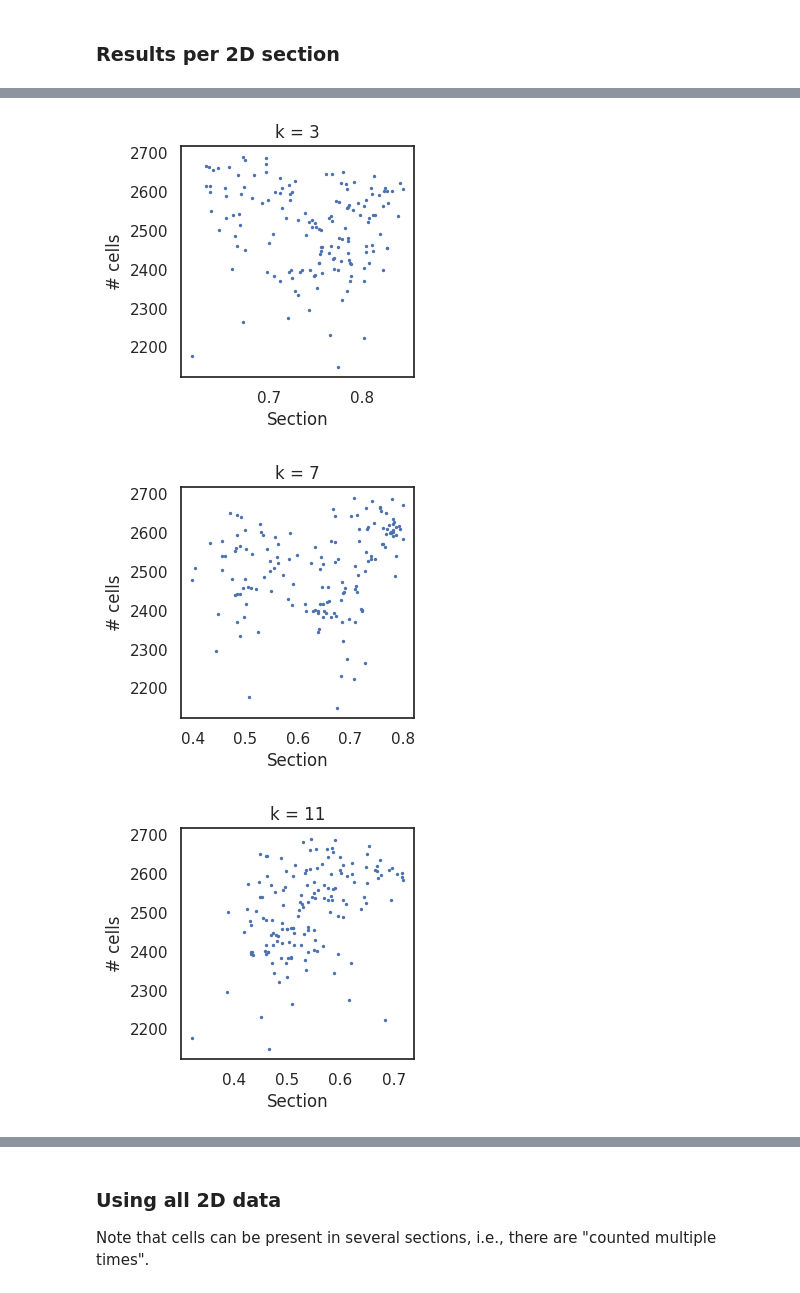
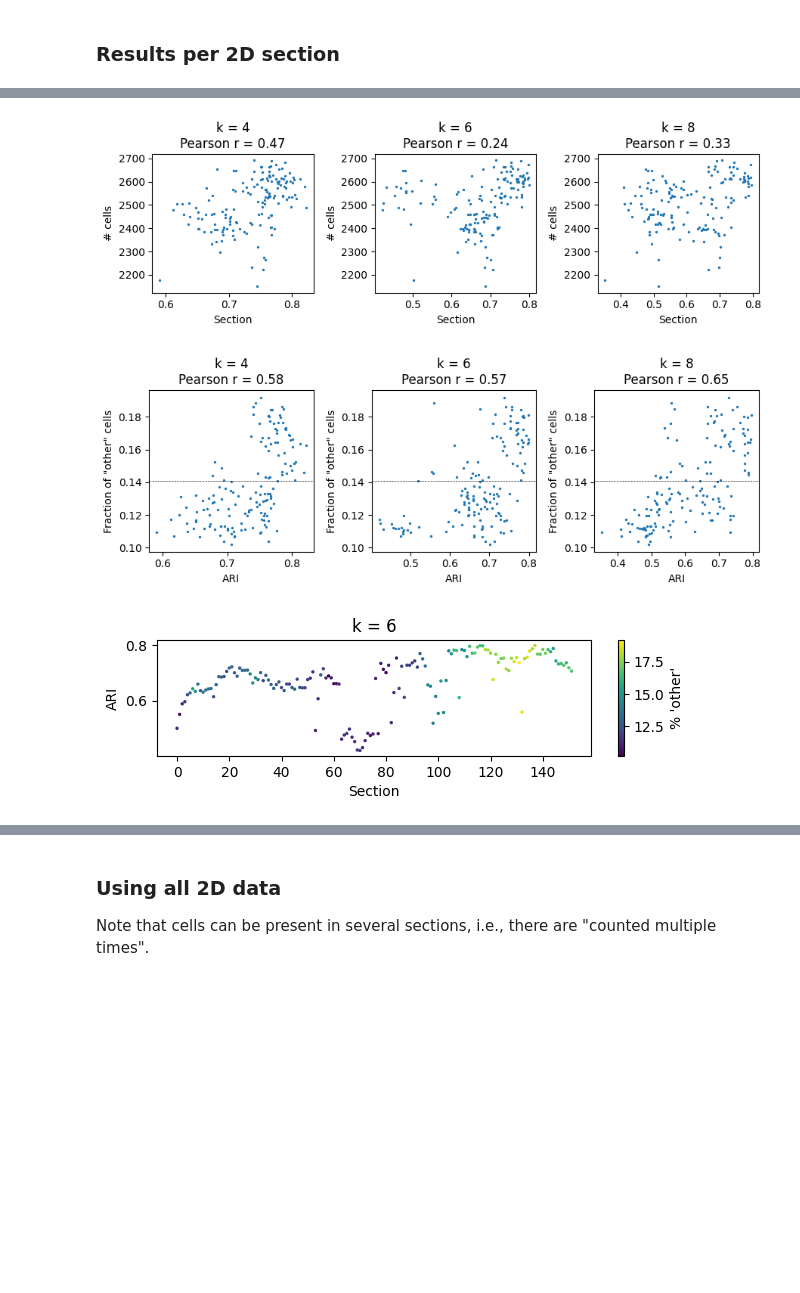
Before and after one commit to gesavoigt/master_thesis, a Jupyter notebook: scripts/nbh_analysis/scimap_niche_detection.ipynb, the cells around one changed output, grey strips where cells are left out. Drawn from its saved outputs; the diff is of its cells as text; code cells hidden in the pictures; blank space fills up the shorter version.

```diff
--- a/scripts/nbh_analysis/scimap_niche_detection.ipynb
+++ b/scripts/nbh_analysis/scimap_niche_detection.ipynb
@@ -173,11 +161,35 @@ sections
+# %%
+## Select exemplary sections for plotting
+# Set boundaries based on fraction of 'other' cells (see below)
+min_section = 3
+max_section = 95 # not included
+include = (img_ids >= min_section) & (img_ids < max_section)
+
+sections_dict = {
+    4: [ ari[4][include].argmax()+min_section,
+         ari[4][include].argmin()+min_section],
+    6: [ari[6][include].argmax()+min_section,
+        ari[6].argmin() ],
+    8: [ari[8][include].argmax()+min_section,
+        ari[8][include].argmin()+min_section ]
+}
 # %%
 ## Plot ARI
+# all ks in one plot
+plt.subplots(figsize=(7,1.5))
+for k in ks:
+    plt.scatter(img_ids, ari[k], label=k, s=2, alpha=.8)
+plt.xlabel('Section')
+plt.ylabel('ARI')
+plt.legend(title='k', bbox_to_anchor=(1.13, 1.05))
+plt.show()
+
+# per k
 for k in ks:
     plt.subplots(figsize=(7,1.5))
     plt.title(f'k = {k}')
     plt.scatter(img_ids, ari[k], s=2)
-    if k == k_select:
-        plt.scatter(sections, ari[k][sections], c='red', s=10)
+    plt.scatter(sections_dict[k], ari[k][sections_dict[k]], c='red', s=10) ## plot selected sections
     plt.xlabel('Section')
     plt.ylabel('ARI')
     plt.show()
@@ -188,16 +201,46 @@ for k in ks:
 # %%
 ## Is the ARI related to the number of cells in the image?
-for k in ks:
-    plt.subplots(figsize=(3,3))
-    plt.title(f'k = {k}')
-    plt.scatter(ari[k], adata2.obs['z'].value_counts()[img_ids].values, s=2)
-    plt.xlabel('Section')
-    plt.ylabel('# cells')
-    plt.show()
+fig, ax = plt.subplots(1,len(ks), figsize=(len(ks)*3, 3))
+for i, k in enumerate(ks):
+    n_cells = adata2.obs['z'].value_counts()[img_ids].values
+    ax[i].set_title(f'k = {k}\nPearson r = {pearsonr(ari[k], n_cells)[0]:.2f}')
+    ax[i].scatter(ari[k], n_cells, s=2)
+    ax[i].set_xlabel('Section')
+    ax[i].set_ylabel('# cells')
+plt.tight_layout()
+plt.show()
 # %% [output]
-[figure, old version]
+[figure, new version]
-[figure, removed]
-[figure, removed]
+# %%
+## Is the ARI related to the proportion of cells with type 'other'?
+from scipy.stats import pearsonr
+
+n_cells = adata2.obs.groupby('z').size().values
+n_other = adata2.obs.groupby(['z', 'ct_broad']).size().unstack(level=1).fillna(0)['other'].values
+fraction_other = n_other / n_cells
+fraction_other_3D = adata3.obs.groupby('ct_broad').size()['other'] / adata3.obs.shape[0]
+
+fig, ax = plt.subplots(1,len(ks), figsize=(3*len(ks),3.3))
+for i, k in enumerate(ks):
+    ax[i].set_title(f'k = {k}\nPearson r = {pearsonr(ari[k], fraction_other)[0]:.2f}')
+    ax[i].scatter(ari[k], fraction_other, s=2)
+    ax[i].set_xlabel('ARI')
+    ax[i].set_ylabel('Fraction of "other" cells')
+    ax[i].axhline(fraction_other_3D, color='black', linestyle='--', linewidth=.5)
+plt.tight_layout()
+plt.show()
+
+k = 6
+plt.subplots(figsize=(7,1.5))
+plt.title(f'k = {k}')
+plt.scatter(img_ids, ari[k], c=fraction_other*100, s=2)
+plt.xlabel('Section')
+plt.ylabel('ARI')
+plt.colorbar(label="% 'other'")
+plt.show()
+# %% [output]
+[figure, added]
+[figure, added]
 # %%
 ## Plot cluster composition for exemplary sections
 phenotype = 'ct_broad'
```
Also changed, not shown: parts of 12 cells of this notebook.
